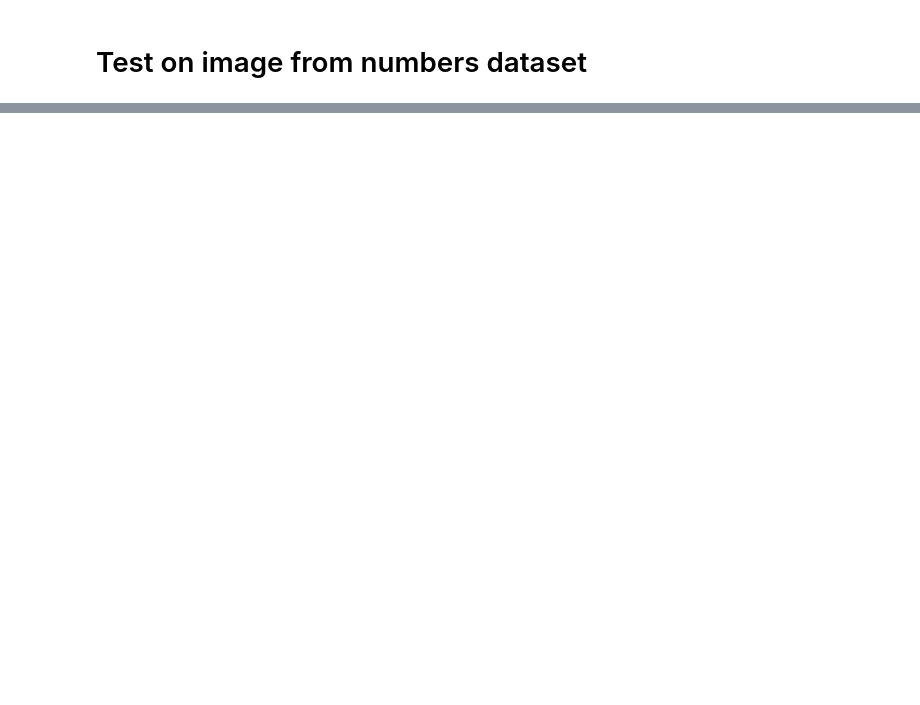
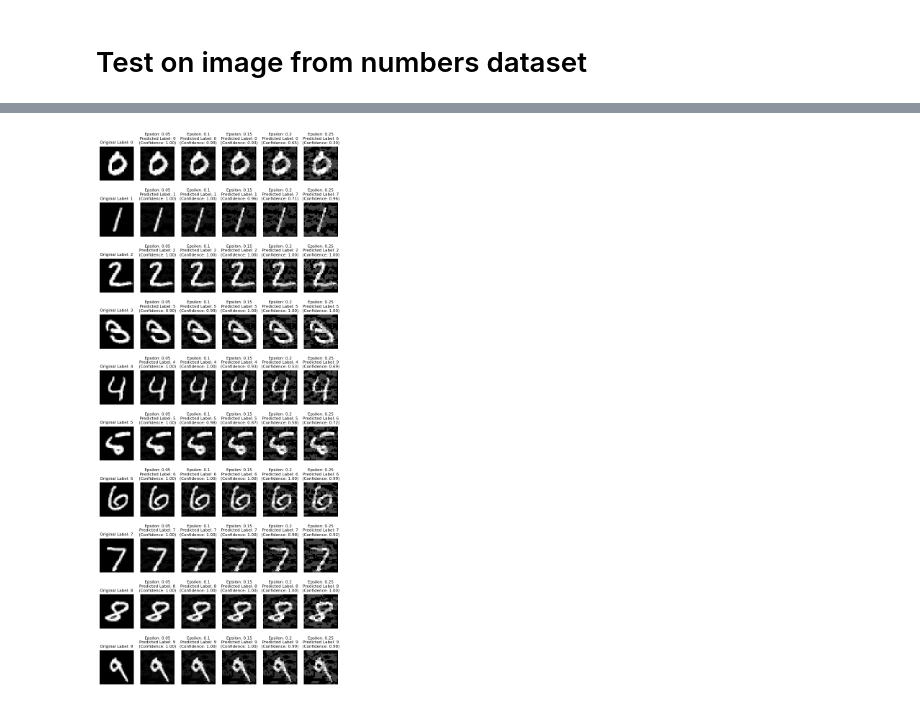
Before and after one commit to josephad2001/AdversarialRobustnessML, a Jupyter notebook: AttackMethods/FGSM.ipynb, the cells around one changed output, grey strips where cells are left out. Drawn from its saved outputs; the diff is of its cells as text; code cells hidden in the pictures; blank space fills up the shorter version.

```diff
--- a/AttackMethods/FGSM.ipynb
+++ b/AttackMethods/FGSM.ipynb
@@ -72,0 +140,58 @@ plt.show()
+# %%
+import tensorflow as tf
+import numpy as np
+import matplotlib.pyplot as plt
+
+np.random.seed(45)
+tf.random.set_seed(45)
+
+# Load the FCN model you created earlier
+leNet_model = tf.keras.models.load_model("../Models/Mnist/mnist_model_2LFCN.karas")
+fcn_model = tf.keras.models.load_model("../Models/Mnist/mnist_model_LENET.karas")
+
+# Load the MNIST dataset
+mnist = tf.keras.datasets.mnist
+(_, _), (test_images, test_labels) = mnist.load_data()
+test_images = test_images / 255.0  # Preprocess the data
+
+# Select one sample from each class in the test dataset
+indices = []
+for i in range(10):  # Assuming there are 10 classes
+    indices.append(np.where(test_labels == i)[0][0])
+
+# Define a list of epsilon values for the FGSM attack
+epsilons = [0, 0.05, .1, .15, .2, .25]
+
+plt.figure(figsize=(10, 20))
+
+for i, index in enumerate(indices):
+    input_image = test_images[index]
+    original_label = test_labels[index]
+
+    for j, epsilon in enumerate(epsilons):
+        # Use the generate_fgsm function to generate a perturbed image
+        perturbed_image = generate_fgsm(input_image, fcn_model, epsilon)
+
+        # Perform inference on the perturbed image
+        perturbed_image_reshaped = perturbed_image.reshape(1, 28, 28)  # Reshape to match the model's input shape
+        predictions = leNet_model.predict(perturbed_image_reshaped)
+
+        # Get the predicted class label
+        predicted_label = np.argmax(predictions)
+        confidence = np.max(predictions)
+
+        # Display the original image and perturbed images
+        plt.subplot(10, len(epsilons)+1, i*(len(epsilons)+1)+j+1)
+        if j == 0:
+            plt.imshow(input_image, cmap='gray')
+            plt.title(f'Original Label: {original_label}',fontsize=8)
+        else:
+            plt.imshow(perturbed_image_reshaped[0], cmap='gray')
+            plt.title(f'Epsilon: {epsilon}\nPredicted Label: {predicted_label}\n(Confidence: {confidence:.2f})',fontsize=8)
+        plt.axis('off')
+
+# Adjust the spacing between rows
+plt.subplots_adjust(hspace=0.1)
+
+plt.show()
+# %% [output]
@@ -72,0 +215 @@ plt.show()
+[figure, added]
```
Also changed, not shown: parts of 9 cells of this notebook, 24 other files.
